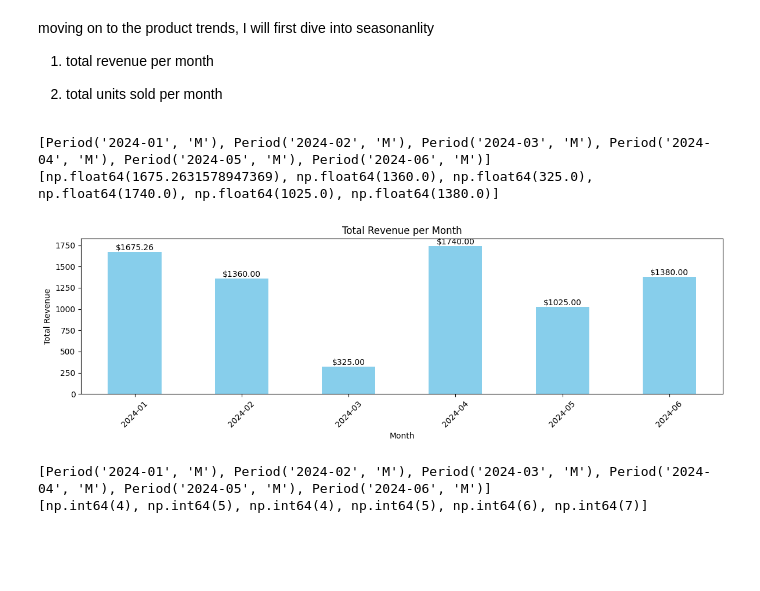
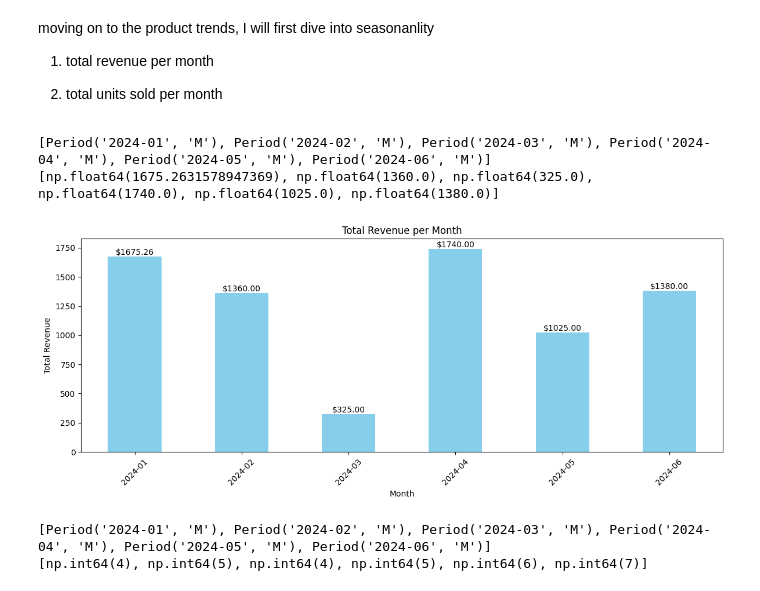
Before and after one commit to tahae02/Week-1-Data-Analysis-Internship-Uptrail, a Jupyter notebook: Week_1_Data_Analysis_for_Business_Insights.ipynb, the cells around one changed output. Drawn from its saved outputs; the diff is of its cells as text; code cells hidden in the pictures; blank space fills up the shorter version.

```diff
--- a/Week_1_Data_Analysis_for_Business_Insights.ipynb
+++ b/Week_1_Data_Analysis_for_Business_Insights.ipynb
@@ -258,28 +258,28 @@ moving on to the product trends, I will first dive into seasonanlity
 # %%
 # 1
 total_revenue_per_month = df_cleaned.groupby('Month')['Total_Amount'].sum()
 
 date_list=list(total_revenue_per_month.index) # gets the list of dates, used to add text to the bar chart with total amounts
 print(date_list)
 total_amount_list=list(total_revenue_per_month.values) # gets the list of total amounts independant of the dates, used to add text to the bar chart with total amounts
 print(total_amount_list)
 
-plt.figure(figsize=(12, 4))
+plt.figure(figsize=(12, 5))
 total_revenue_per_month.plot(kind='bar', color='skyblue')
 
 for i in range(len(date_list)):
     plt.text(i, total_amount_list[i], f'${total_amount_list[i]:.2f}', ha='center', va='bottom')
 
 plt.title('Total Revenue per Month')
 plt.xlabel('Month')
 plt.ylabel('Total Revenue')
 plt.xticks(rotation=45)
 plt.tight_layout()
 plt.show()
 # %% [output]
 [Period('2024-01', 'M'), Period('2024-02', 'M'), Period('2024-03', 'M'), Period('2024-04', 'M'), Period('2024-05', 'M'), Period('2024-06', 'M')]
 [np.float64(1675.2631578947369), np.float64(1360.0), np.float64(325.0), np.float64(1740.0), np.float64(1025.0), np.float64(1380.0)]
-[figure, old version]
+[figure, new version]
 # %%
 # 2
 total_units_sold_per_month = df_cleaned.groupby('Month')['Quantity'].sum()
```
Also changed, not shown: parts of 14 cells of this notebook.
